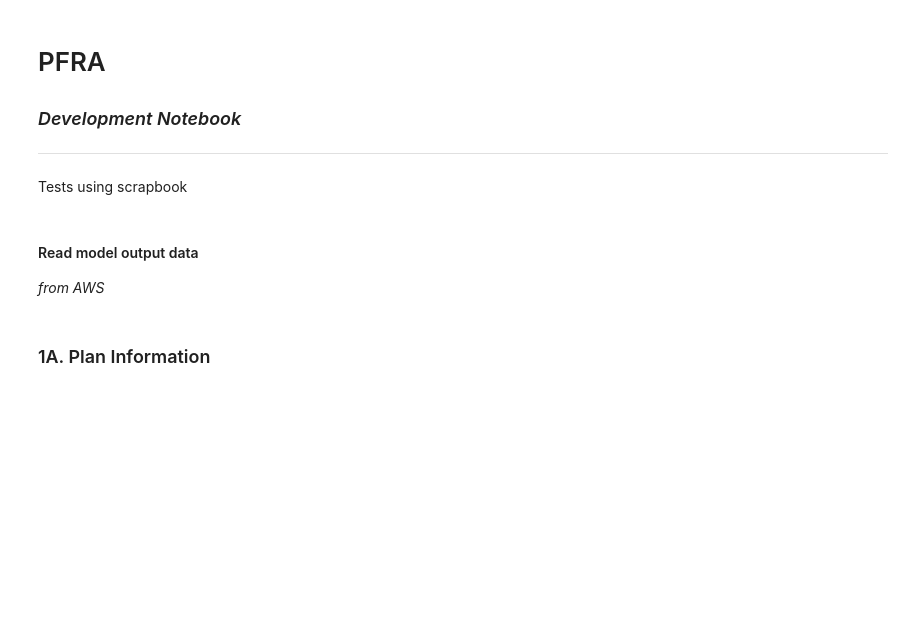
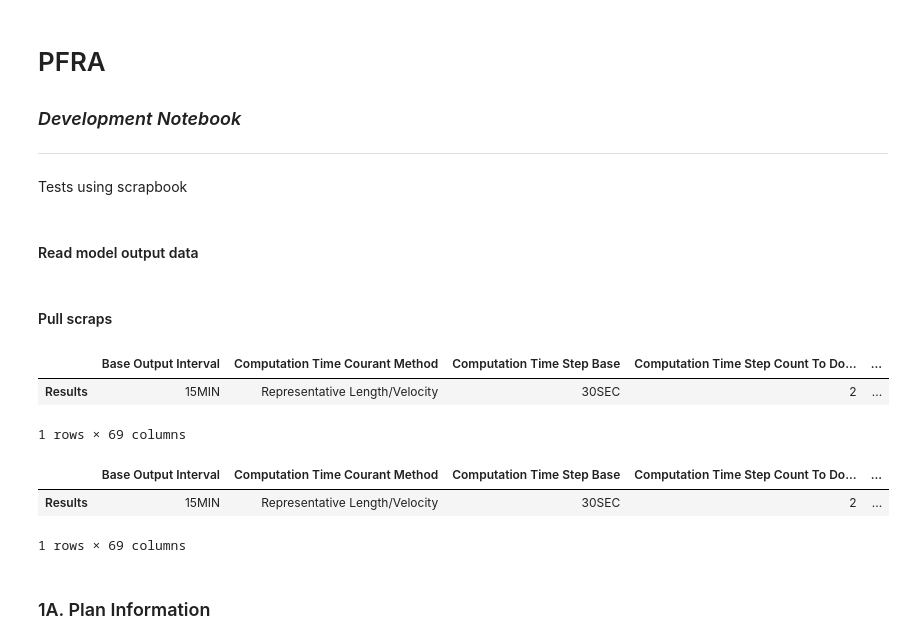
Before and after one commit to Dewberry/hecrasio, a Jupyter notebook: notebooks/PM-QAQC-FluvialTest.ipynb, the cells around one changed output. Saved outputs shown, nothing was run; the diff lists cells and outputs as text; code cells hidden in the pictures; blank space fills up the shorter version.

```diff
--- a/notebooks/PM-QAQC-FluvialTest.ipynb
+++ b/notebooks/PM-QAQC-FluvialTest.ipynb
@@ -15,6 +17,19 @@ import pandas as pd
 # %% [markdown]
 #### Read model output data
-
-*from AWS*
+# %%
+# Create a large list of notebooks
+nbs = ["SB-QAQC-FluvialTest.ipynb" for i in range(10)]
+# %% [markdown]
+#### Pull scraps
+# %%
+# Enumerate here to pull it into a dictionary
+scraps = {str(i)+"_"+nb: list(sb.read_notebook(nb).scraps) for i, nb in enumerate(nbs)}
+# %%
+# Pull results into a dictionary of tables
+table_dict = {nb: pd.concat([pd.read_json(result) for result in results_json]).T for nb, results_json in scraps.items()}
 # %%
-nb = "SB-QAQC-FluvialTest.ipynb"
+table_dict['0_SB-QAQC-FluvialTest.ipynb']
+# %% [output]
+|  | Base Output Interval | Computation Time Courant Method | Computation Time Step Base | Computation Time Step Count To Do... | ... |
+| Results | 15MIN | Representative Length/Velocity | 30SEC | 2 | ... |
+1 rows × 69 columns
@@ -22,0 +217,43 @@ scraps = list(sb.read_notebook(nb).scraps)
+# %%
+def plot_extreme_edges(gdf: gpd.geodataframe.GeoDataFrame,
+                       aoi: gpd.geodataframe.GeoDataFrame,
+                       **kwargs) -> None:
+    """
+    Plots extreme depths along edges along with an overview map showing current
+    plotted domain versus all other domains.
+    :param gdf:
+    :param aoi:
+    :param \**kwargs:
+        See below
+
+    :Keyword Arguments:
+        * *mini_map* (gpd.geodataframe.GeoDataFrame) -- Multiple domain perimeters.
+    """
+    if 'mini_map' in kwargs.keys():
+        mini_map = list(kwargs.values())[0]
+
+        fig, (ax_string) = plt.subplots(1, 2, figsize=(20, 8))
+        ax1 = plt.subplot2grid((1, 2), (0, 0))
+        aoi.plot(color='k', alpha=0.25, ax=ax1)
+        gdf.plot(column='abs_max', cmap='viridis', legend=True, ax=ax1, markersize=16)
+        ax1.set_title('Cell Locations with Depths > 1 ft\n(Check for Ponding)'.format(len(gdf)),
+                     fontsize=12, fontweight='bold')
+        ax1.axis('off')
+
+        ax2 = plt.subplot2grid((1, 2), (0, 1))
+        mini_map.plot(color='#BFBFBF', edgecolor='k', ax=ax2, markersize=16)
+        aoi.plot(color='#FFC0CB', edgecolor='k', ax=ax2)
+        ax2.set_title('Current domain (pink) compared to all domains (grey)'.format(len(gdf)),
+                     fontsize=12, fontweight='bold')
+        ax2.axis('off')
+    else:
+        fig, ax = plt.subplots(figsize = (7,7))
+        aoi.plot(color='k', alpha=0.25, ax=ax)
+        gdf.plot(column='abs_max', cmap='viridis', legend=True, ax=ax, markersize=16)
+        ax.set_title('Cell Locations with Depths > 1 ft\n(Check for Ponding)'.format(len(gdf)),
+                     fontsize=12, fontweight='bold')
+        ax.axis('off')
+# %% [output]
+|  | Base Output Interval | Computation Time Courant Method | Computation Time Step Base | Computation Time Step Count To Do... | ... |
+| Results | 15MIN | Representative Length/Velocity | 30SEC | 2 | ... |
+1 rows × 69 columns
```
Also changed, not shown: parts of 23 cells of this notebook.
